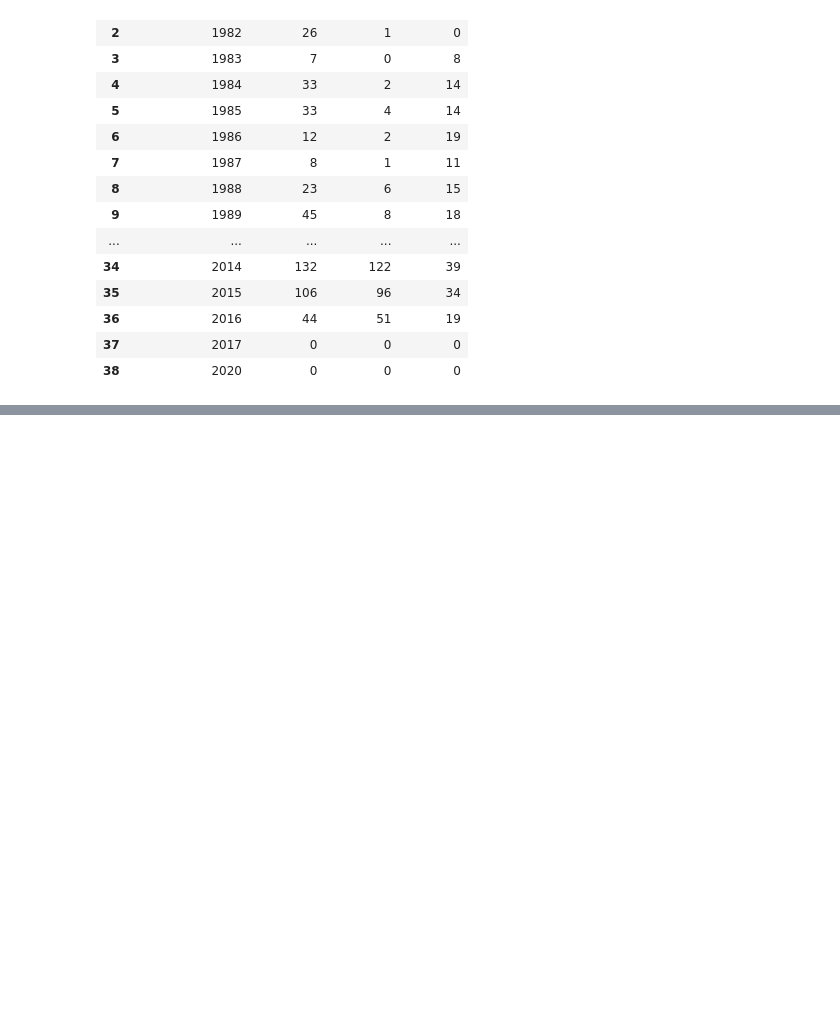
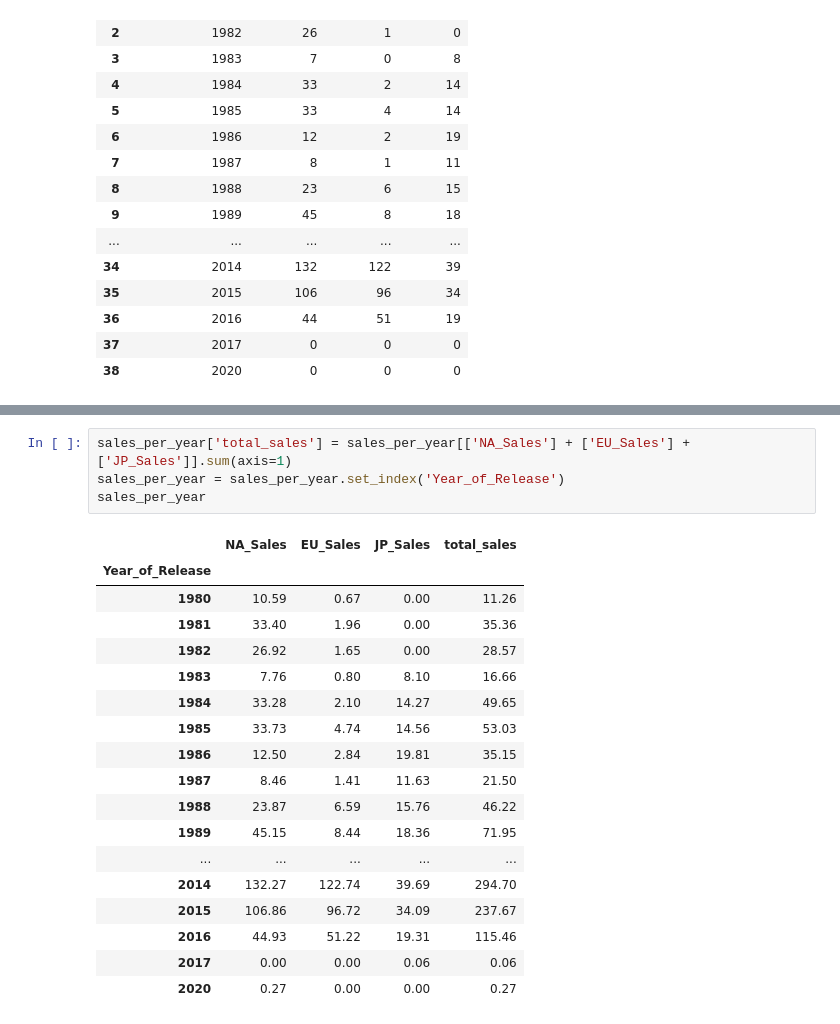
Before and after one commit to mchurch05/Videogame_Sales_Project, a Jupyter notebook: Analyzing_Videogame_Trends.ipynb, the cells around one changed output, grey strips where cells are left out. Drawn from its saved outputs; the diff is of its cells as text; blank space fills up the shorter version.

```diff
--- a/Analyzing_Videogame_Trends.ipynb
+++ b/Analyzing_Videogame_Trends.ipynb
@@ -164,0 +195,23 @@ plt.show()
+# %%
+sales_per_year['total_sales'] = sales_per_year[['NA_Sales'] + ['EU_Sales'] + ['JP_Sales']].sum(axis=1)
+sales_per_year = sales_per_year.set_index('Year_of_Release')
+sales_per_year
+# %% [output]
+|  | NA_Sales | EU_Sales | JP_Sales | total_sales |
+| Year_of_Release |  |  |  |  |
+| 1980 | 10.59 | 0.67 | 0.00 | 11.26 |
+| 1981 | 33.40 | 1.96 | 0.00 | 35.36 |
+| 1982 | 26.92 | 1.65 | 0.00 | 28.57 |
+| 1983 | 7.76 | 0.80 | 8.10 | 16.66 |
+| 1984 | 33.28 | 2.10 | 14.27 | 49.65 |
+| 1985 | 33.73 | 4.74 | 14.56 | 53.03 |
+| 1986 | 12.50 | 2.84 | 19.81 | 35.15 |
+| 1987 | 8.46 | 1.41 | 11.63 | 21.50 |
+| 1988 | 23.87 | 6.59 | 15.76 | 46.22 |
+| 1989 | 45.15 | 8.44 | 18.36 | 71.95 |
+| ... | ... | ... | ... | ... |
+| 2014 | 132.27 | 122.74 | 39.69 | 294.70 |
+| 2015 | 106.86 | 96.72 | 34.09 | 237.67 |
+| 2016 | 44.93 | 51.22 | 19.31 | 115.46 |
+| 2017 | 0.00 | 0.00 | 0.06 | 0.06 |
+| 2020 | 0.27 | 0.00 | 0.00 | 0.27 |
```
Also changed, not shown: parts of 11 cells of this notebook.
